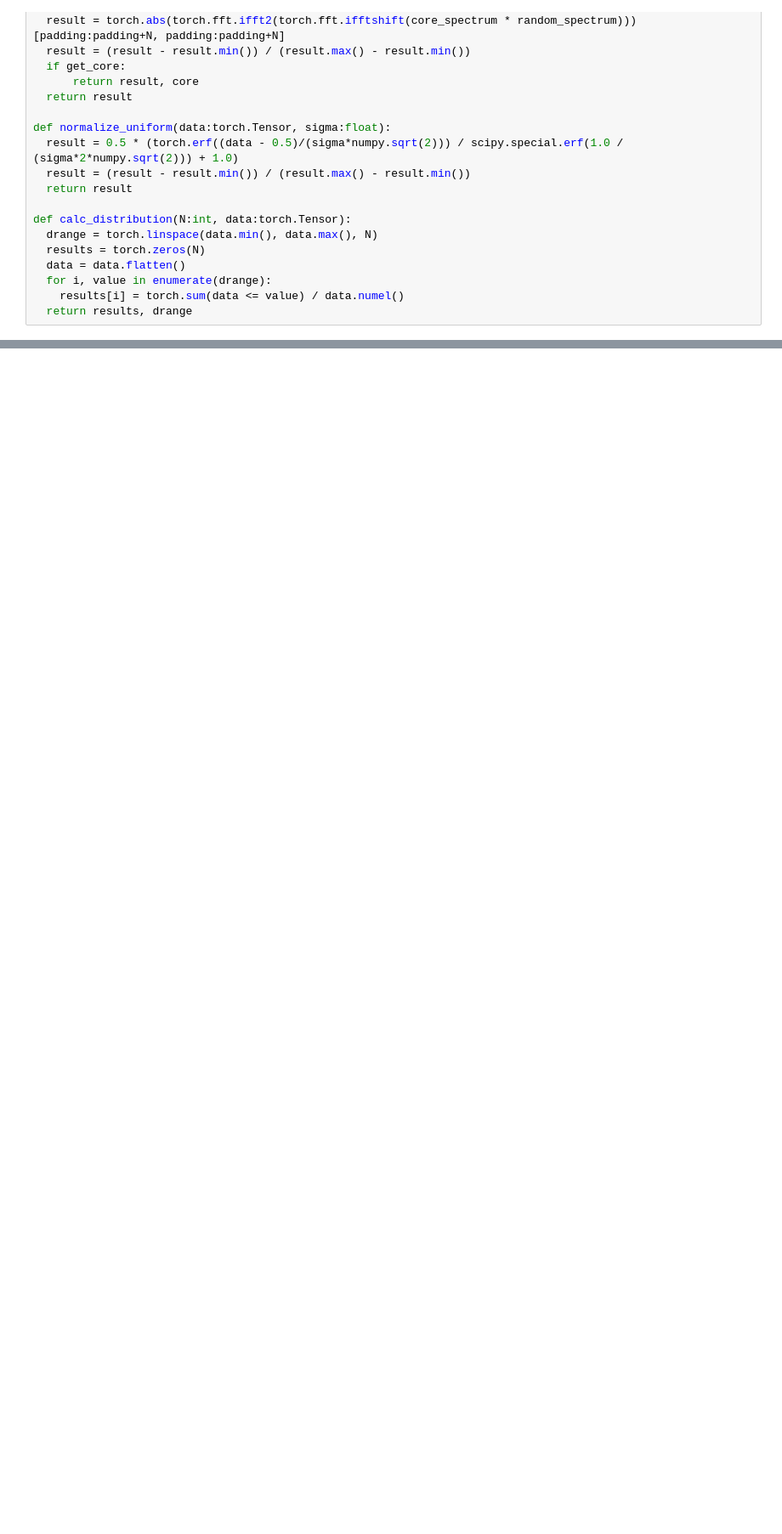
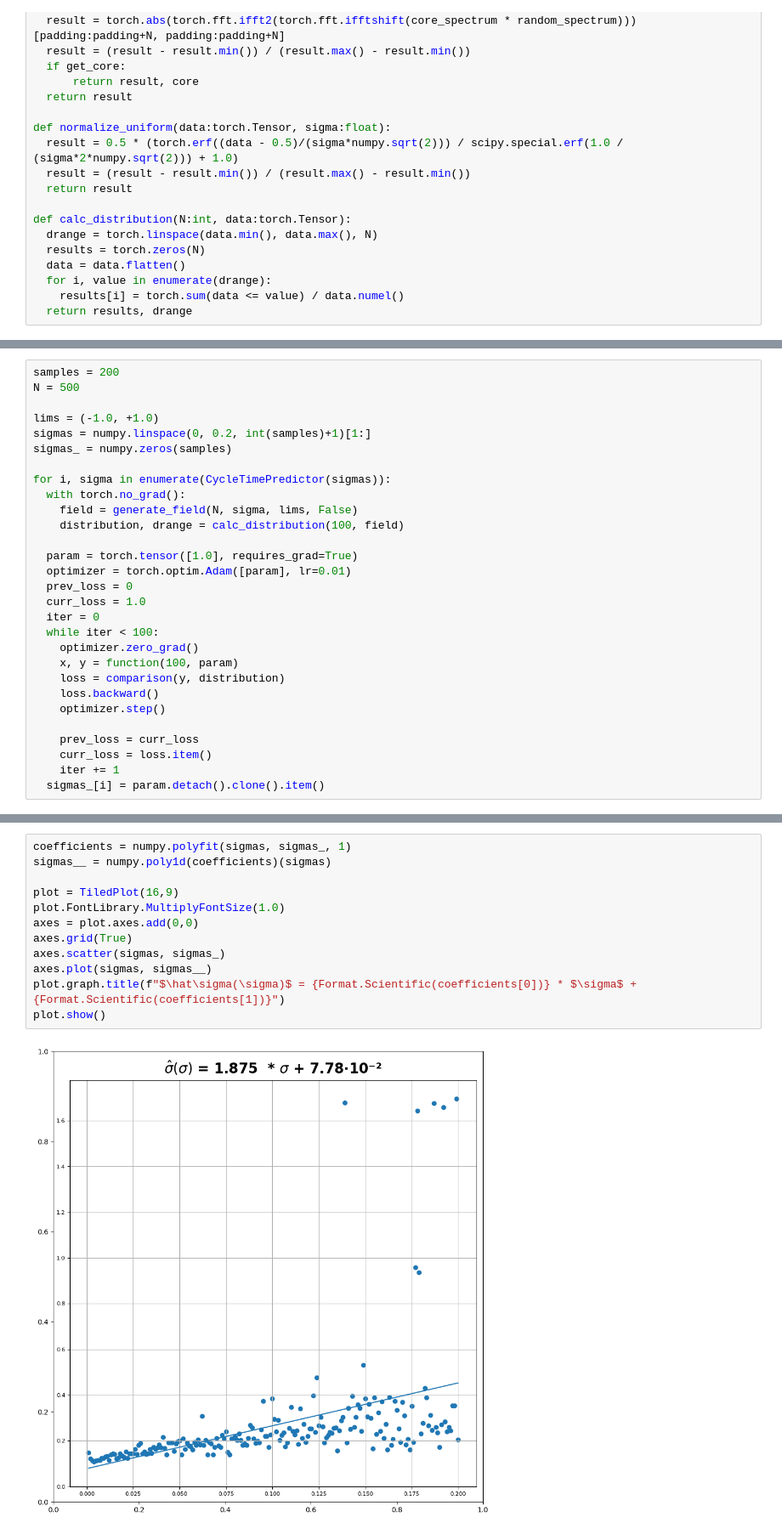
Before and after one commit to Belashov641618/DNN, a Jupyter notebook: collab/Incoherent.ipynb, the cells around one changed output, grey strips where cells are left out. Shown at 85% size. Cells and saved outputs as stored; diff of their text form; blank space fills up the shorter version.

```diff
--- a/collab/Incoherent.ipynb
+++ b/collab/Incoherent.ipynb
@@ -325,0 +327,29 @@ plot.show()
+# %%
+samples = 200
+N = 500
+
+lims = (-1.0, +1.0)
+sigmas = numpy.linspace(0, 0.2, int(samples)+1)[1:]
+sigmas_ = numpy.zeros(samples)
+
+for i, sigma in enumerate(CycleTimePredictor(sigmas)):
+  with torch.no_grad():
+    field = generate_field(N, sigma, lims, False)
+    distribution, drange = calc_distribution(100, field)
+
+  param = torch.tensor([1.0], requires_grad=True)
+  optimizer = torch.optim.Adam([param], lr=0.01)
+  prev_loss = 0
+  curr_loss = 1.0
+  iter = 0
+  while iter < 100:
+    optimizer.zero_grad()
+    x, y = function(100, param)
+    loss = comparison(y, distribution)
+    loss.backward()
+    optimizer.step()
+
+    prev_loss = curr_loss
+    curr_loss = loss.item()
+    iter += 1
+  sigmas_[i] = param.detach().clone().item()
@@ -326,3 +358,17 @@ plot.show()
+# %%
+coefficients = numpy.polyfit(sigmas, sigmas_, 1)
+sigmas__ = numpy.poly1d(coefficients)(sigmas)
+
+plot = TiledPlot(16,9)
+plot.FontLibrary.MultiplyFontSize(1.0)
+axes = plot.axes.add(0,0)
+axes.grid(True)
+axes.scatter(sigmas, sigmas_)
+axes.plot(sigmas, sigmas__)
+plot.graph.title(f"$\hat\sigma(\sigma)$ = {Format.Scientific(coefficients[0])} * $\sigma$ + {Format.Scientific(coefficients[1])}")
+plot.show()
+# %% [output]
+[figure, added]
 # %%
 with torch.no_grad():
   cols = 6
```
Also changed, not shown: parts of 3 cells of this notebook.
